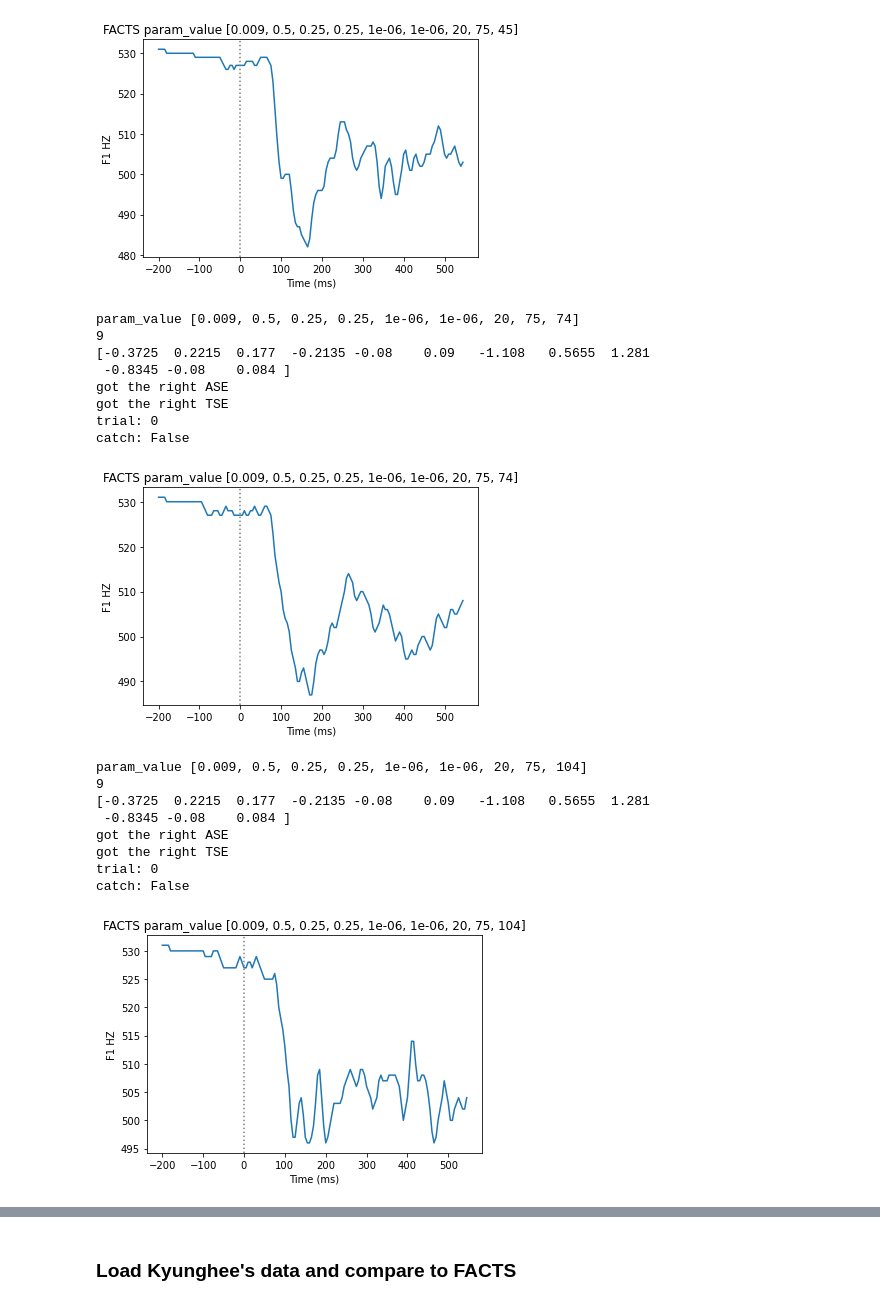
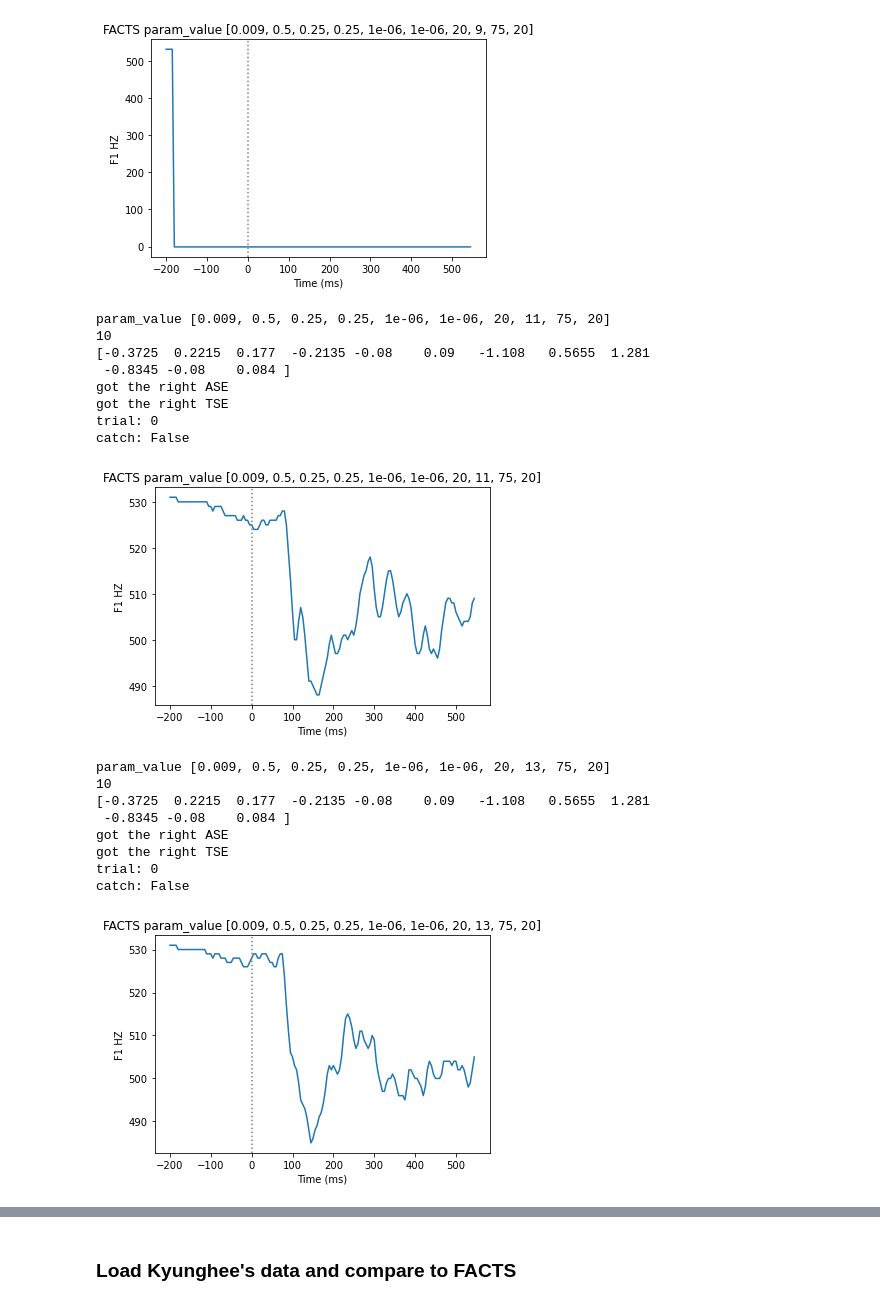
Before and after one commit to apongos/FACTS_SBI_cluster, a Jupyter notebook: SBI_on_FACTS_parameter_sweep.ipynb, the cells around one changed output, grey strips where cells are left out. Cells and saved outputs as stored; diff of their text form; code cells hidden in the pictures.

Commit message:
Added ASE estimated_somat_delay

```diff
--- a/SBI_on_FACTS_parameter_sweep.ipynb
+++ b/SBI_on_FACTS_parameter_sweep.ipynb
@@ -33,10 +33,12 @@ def simulator(theta):
             config['TaskStateEstimator']['covariance_scale'] = str(theta[0][3].item())
             config['ArticStateEstimator']['process_scale'] = str(theta[0][4].item())
             config['ArticStateEstimator']['covariance_scale'] = str(theta[0][5].item())
+
             config['TaskStateEstimator']['estimated_auditory_delay'] = str(theta[0][6].item())
+            config['ArticStateEstimator']['estimated_somat_delay'] = str(theta[0][7].item())
 
-            config['SensoryDelay']['Auditory_delay'] = str(theta[0][7].item())
-            config['SensoryDelay']['Somato_delay'] = str(theta[0][8].item())
+            config['SensoryDelay']['Auditory_delay'] = str(theta[0][8].item())
+            config['SensoryDelay']['Somato_delay'] = str(theta[0][9].item())
 
         else:
             #pdb.set_trace()
@@ -47,10 +49,12 @@ def simulator(theta):
             config['TaskStateEstimator']['covariance_scale'] = str(theta[3].item())
             config['ArticStateEstimator']['process_scale'] = str(theta[4].item())
             config['ArticStateEstimator']['covariance_scale'] = str(theta[5].item())
+
             config['TaskStateEstimator']['estimated_auditory_delay'] = str(theta[6].item())
+            config['ArticStateEstimator']['estimated_somat_delay'] = str(theta[7].item())
 
-            config['SensoryDelay']['Auditory_delay'] = str(theta[7].item())
-            config['SensoryDelay']['Somato_delay'] = str(theta[8].item())
+            config['SensoryDelay']['Auditory_delay'] = str(theta[8].item())
+            config['SensoryDelay']['Somato_delay'] = str(theta[9].item())
     except:
         pdb.set_trace()
 
@@ -208,7 +218,7 @@ High- 105
 # Print an example trial
 examples = []
 # mu1 = 0.005
-param_values = [ [0.009, 0.5, 0.25, 0.25, 10e-7, 10e-7, 20, 75, int(x)] for x in  np.linspace(45, 104, num=3)]
+param_values = [ [0.009, 0.5, 0.25, 0.25, 10e-7, 10e-7, 20, int(x), 75, 20] for x in  np.linspace(9, 29, num=10)]
 plot = True
 
 for ii in param_values:
@@ -231,25 +241,25 @@ param_value [0.009, 0.5, 0.25, 0.25, 1e-06, 1e-06, 20, 75, 45]
 [-0.3725  0.2215  0.177  -0.2135 -0.08    0.09   -1.108   0.5655  1.281
  -0.8345 -0.08    0.084 ]
 got the right ASE
 got the right TSE
 trial: 0
 catch: False
-[figure, old version]
+[figure, new version]
-param_value [0.009, 0.5, 0.25, 0.25, 1e-06, 1e-06, 20, 75, 74]
-9
+param_value [0.009, 0.5, 0.25, 0.25, 1e-06, 1e-06, 20, 11, 75, 20]
+10
 [-0.3725  0.2215  0.177  -0.2135 -0.08    0.09   -1.108   0.5655  1.281
  -0.8345 -0.08    0.084 ]
 got the right ASE
 got the right TSE
 trial: 0
 catch: False
-[figure, old version]
+[figure, new version]
-param_value [0.009, 0.5, 0.25, 0.25, 1e-06, 1e-06, 20, 75, 104]
-9
+param_value [0.009, 0.5, 0.25, 0.25, 1e-06, 1e-06, 20, 13, 75, 20]
+10
 [-0.3725  0.2215  0.177  -0.2135 -0.08    0.09   -1.108   0.5655  1.281
  -0.8345 -0.08    0.084 ]
 got the right ASE
 got the right TSE
 trial: 0
 catch: False
-[figure, old version]
+[figure, new version]
```
Also changed, not shown: parts of 2 cells of this notebook, 3 other files.
